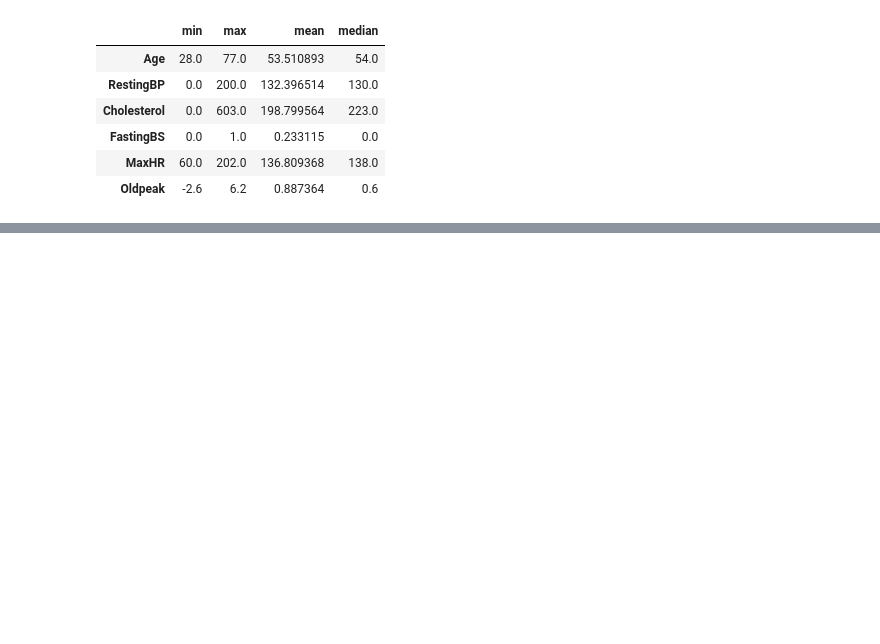
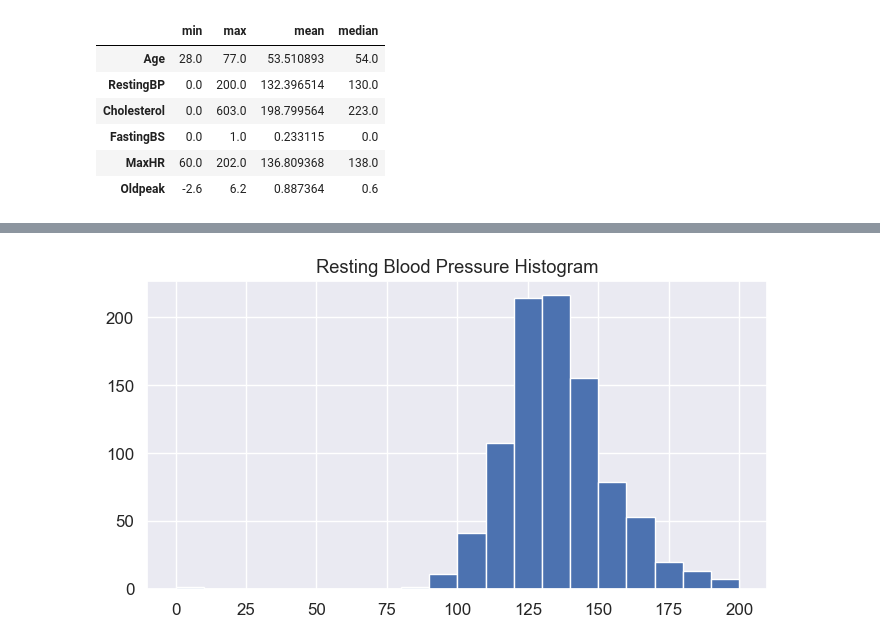
Before and after one commit to kazrkb/ml-modules, a Jupyter notebook: m-6/m-6.ipynb, the cells around one changed output, grey strips where cells are left out. Saved outputs shown, nothing was run; the diff lists cells and outputs as text; code cells hidden in the pictures; blank space fills up the shorter version.

```diff
--- a/m-6/m-6.ipynb
+++ b/m-6/m-6.ipynb
@@ -113,0 +129,6 @@ df[numeric_cols].agg(['min','max','mean','median']).T
+# %%
+df['RestingBP'].hist(bins=20,figsize=(8,4))
+plt.title('Resting Blood Pressure Histogram')
+plt.show()
+# %% [output]
+[figure, added]
```
Also changed, not shown: parts of 6 cells of this notebook.
